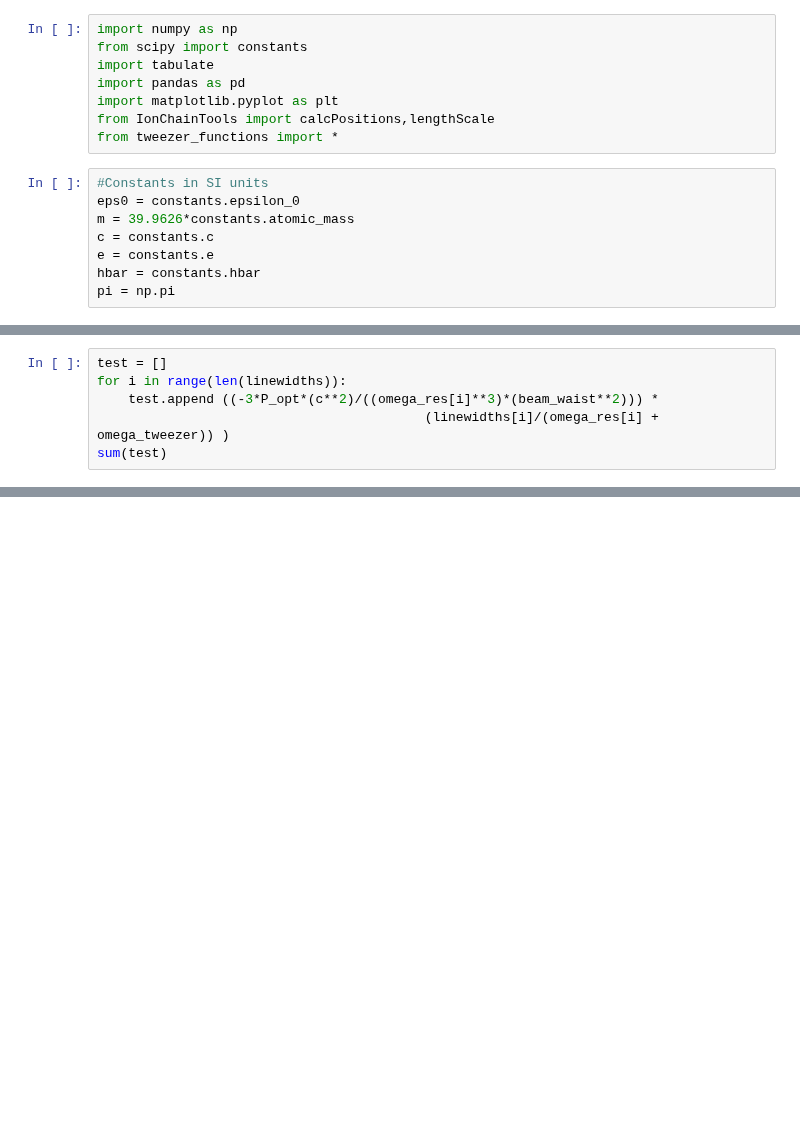
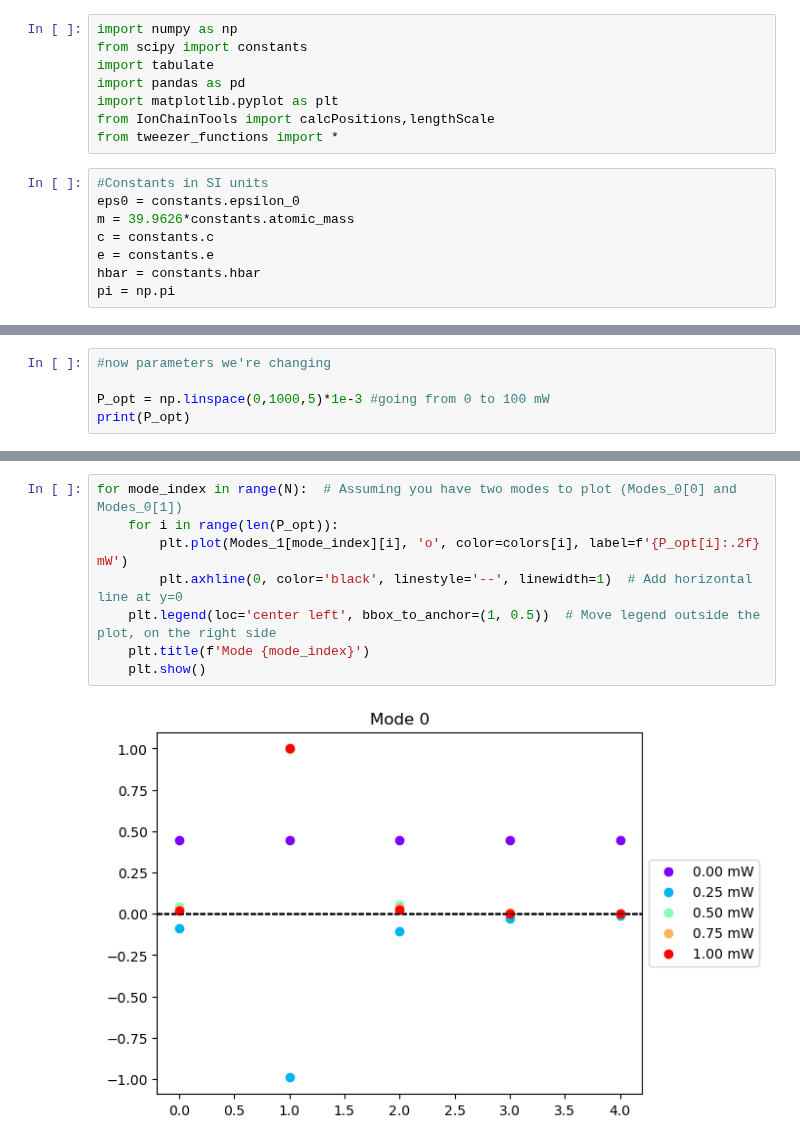
Before and after one commit to SQRLab/BladeRunner, a Jupyter notebook: Tweezers/Troubleshooting_Tests.ipynb, the cells around one changed output, grey strips where cells are left out. Drawn from its saved outputs; the diff is of its cells as text; blank space fills up the shorter version.

```diff
--- a/Tweezers/Troubleshooting_Tests.ipynb
+++ b/Tweezers/Troubleshooting_Tests.ipynb
@@ -115,6 +16,0 @@ potentialRWA(omega_tweezer,linewidths,omega_res,P_opt,beam_waist)
-# %%
-test = []
-for i in range(len(linewidths)):
-    test.append ((-3*P_opt*(c**2)/((omega_res[i]**3)*(beam_waist**2))) *
-                                          (linewidths[i]/(omega_res[i] + omega_tweezer)) )
-sum(test)
@@ -394,0 +85,5 @@ physical_params_to_mode_vectors(N,tweezed_ions,omega_tweezer,tweezer_wavelength,
+# %%
+#now parameters we're changing
+
+P_opt = np.linspace(0,1000,5)*1e-3 #going from 0 to 100 mW
+print(P_opt)
@@ -394,0 +156,10 @@ physical_params_to_mode_vectors(N,tweezed_ions,omega_tweezer,tweezer_wavelength,
+# %%
+for mode_index in range(N):  # Assuming you have two modes to plot (Modes_0[0] and Modes_0[1])
+    for i in range(len(P_opt)):
+        plt.plot(Modes_1[mode_index][i], 'o', color=colors[i], label=f'{P_opt[i]:.2f} mW')
+        plt.axhline(0, color='black', linestyle='--', linewidth=1)  # Add horizontal line at y=0
+    plt.legend(loc='center left', bbox_to_anchor=(1, 0.5))  # Move legend outside the plot, on the right side
+    plt.title(f'Mode {mode_index}')
+    plt.show()
+# %% [output]
+[figure, added]
```
Also changed, not shown: parts of 32 cells of this notebook, 1 other file.
